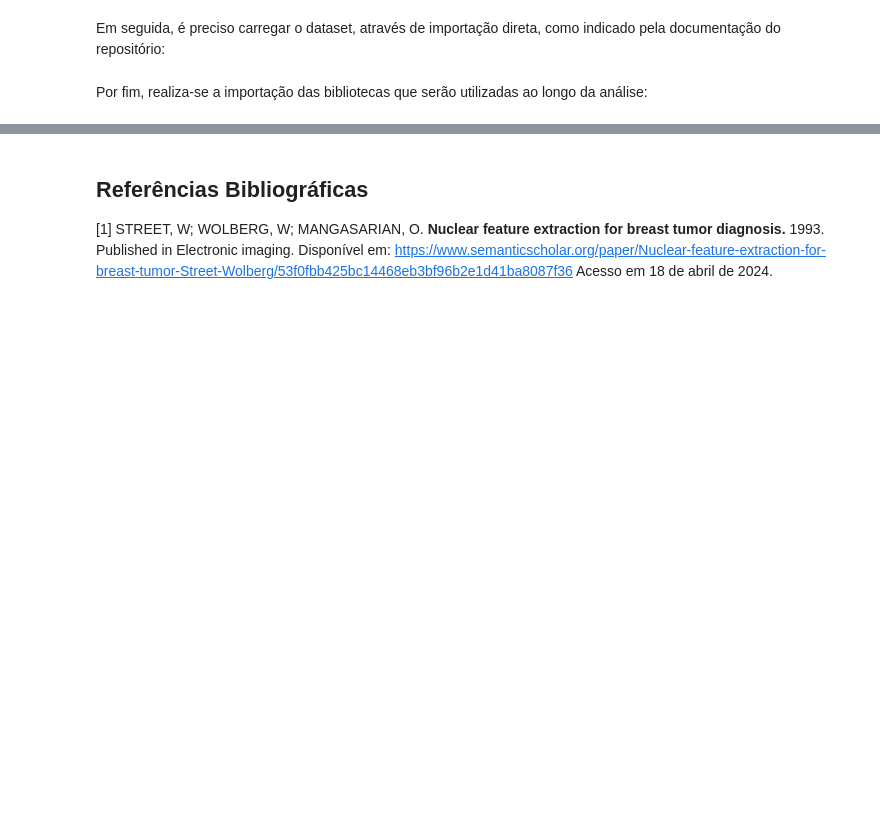
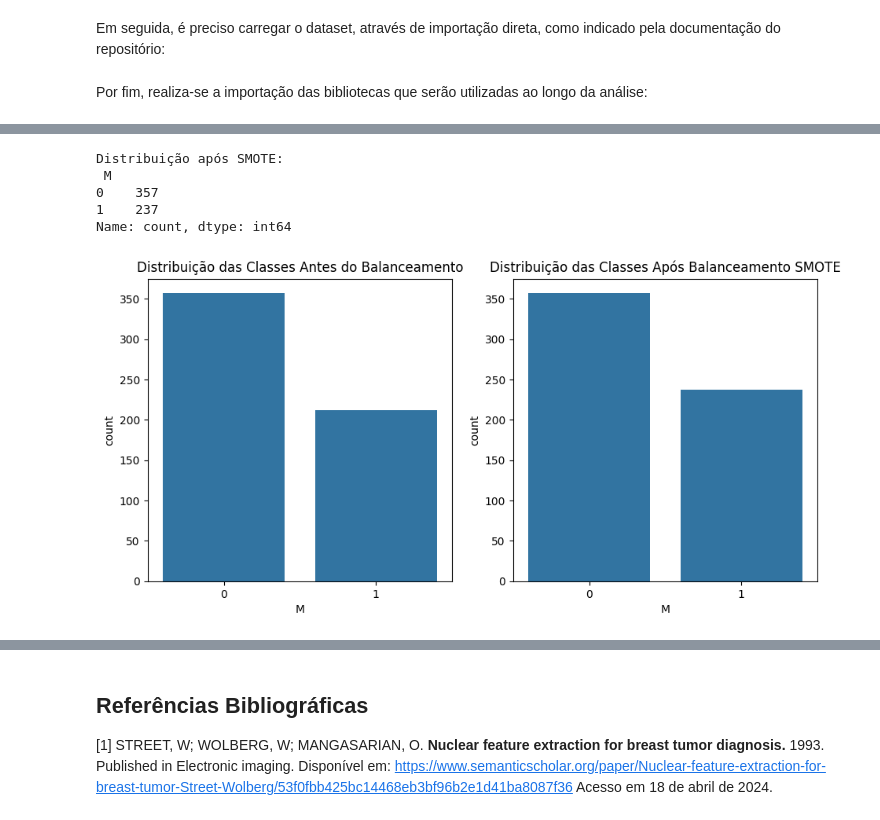
Before and after one commit to hevertonreis-hsrn/ENGG67_IAM, a Jupyter notebook: AVA02/IAM_AVA02_GiovaneSantana_HevertonReis.ipynb, the cells around one changed output, grey strips where cells are left out. Cells and saved outputs as stored; diff of their text form; code cells hidden in the pictures; blank space fills up the shorter version.

```diff
--- a/AVA02/IAM_AVA02_GiovaneSantana_HevertonReis.ipynb
+++ b/AVA02/IAM_AVA02_GiovaneSantana_HevertonReis.ipynb
@@ -42,0 +120,3 @@ from sklearn.decomposition import PCA
+# %%
+dummies = dt.Diagnosis.str.get_dummies()
+dummies
@@ -42,0 +143,7 @@ from sklearn.decomposition import PCA
+# %%
+pca = PCA(n_components=0.95)
+reducao = pca.fit_transform(df_atributos_escalados)
+
+print(f"Número de componentes: {reducao.shape[1]}")
+print(f"Variância explicada por componente: {pca.explained_variance_ratio_}")
+print(f"Soma da variância explicada: {sum(pca.explained_variance_ratio_)*100:.2f}%")
@@ -42,0 +157,13 @@ from sklearn.decomposition import PCA
+# %%
+# Cria o dataframe com base no número de componentes automaticamente
+colunas_pca = [f'PCA{i+1}' for i in range(reducao.shape[1])]
+df_reduzida = pd.DataFrame(reducao, columns=colunas_pca)
+
+# Junta com o alvo
+df_reduzida = pd.concat([df_reduzida, dummies.M], axis=1)
+
+# Define X e y automaticamente
+x = df_reduzida.iloc[:, :-1]  # Todas as colunas menos a última
+y = df_reduzida.iloc[:, -1]   # Última coluna é o alvo
+
+df_reduzida.head(20)
@@ -42,0 +188,28 @@ from sklearn.decomposition import PCA
+# %%
+def balancear(x,y):
+  smote = SMOTE(sampling_strategy=0.666, random_state=42)
+
+  return smote.fit_resample(x, y)
+
+x_balanceado, y_balanceado = balancear(x,y)
+
+print("Distribuição após SMOTE:\n", y_balanceado.value_counts())
+# %% [output]
+Distribuição após SMOTE:
+ M
+0    357
+1    237
+Name: count, dtype: int64
+# %%
+fig,(ax1,ax2) = plt.subplots(1,2,figsize=(11,5))
+
+ax1.set_title("Distribuição das Classes Antes do Balanceamento")
+sns.countplot(x=y,
+              ax=ax1)
+
+ax2.set_title("Distribuição das Classes Após Balanceamento SMOTE")
+sns.countplot(x=y_balanceado,
+              ax=ax2)
+plt.show()
+# %% [output]
+[figure, added]
```
Also changed, not shown: parts of 60 cells of this notebook.
